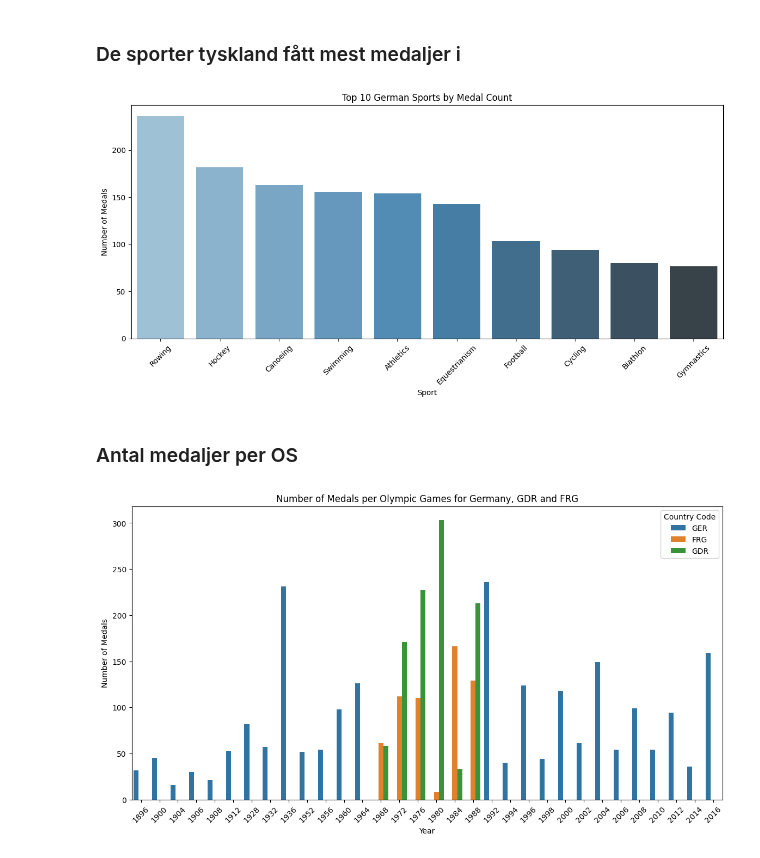
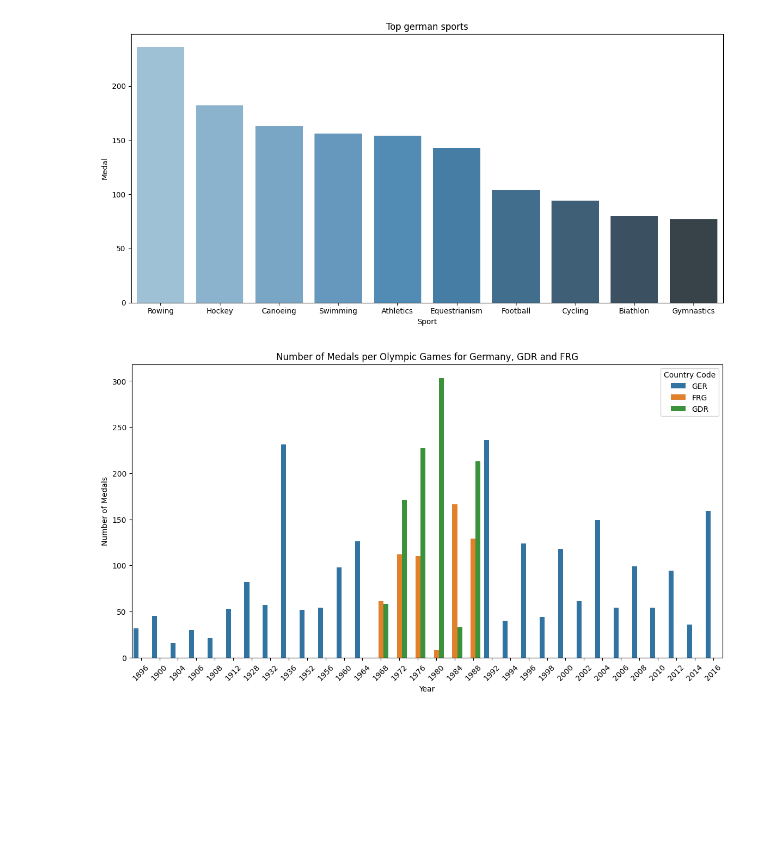
Before and after one commit to SebastianPetersson/Project_OS, a Jupyter notebook: Projekt_OS_Tyskland.ipynb, the cells around one changed output. Cells and saved outputs as stored; diff of their text form; code cells hidden in the pictures; blank space fills up the shorter version.

```diff
--- a/Projekt_OS_Tyskland.ipynb
+++ b/Projekt_OS_Tyskland.ipynb
@@ -29,11 +24,13 @@ germany.head(5)
-# %% [markdown]
-### De sporter tyskland fått mest medaljer i
 # %%
-top10ports = Functions.top_german_sports(germany_df = germany, top_n = 10)
+german_medals = germany[(germany["Medal"].notna())]
+medals_per_sport = german_medals.groupby("Sport")["Medal"].count().reset_index()
+top10 = medals_per_sport.sort_values(by='Medal', ascending= False).reset_index(drop=True).head(10)
+plt.figure(figsize=(12,6))
+sns.barplot(data=top10, x = 'Sport', y = 'Medal', hue='Sport', palette='Blues_d')
+plt.title('Top german sports')
+plt.tight_layout()
 # %% [output]
-[figure, old version]
+[figure, new version]
-# %% [markdown]
-### Antal medaljer per OS
 # %%
 Functions.medals_each_year(olympics, ["GER", "GDR", "FRG"], "Number of Medals per Olympic Games for Germany, GDR and FRG")
 # %% [output]
```
Also changed, not shown: parts of 20 cells of this notebook.
